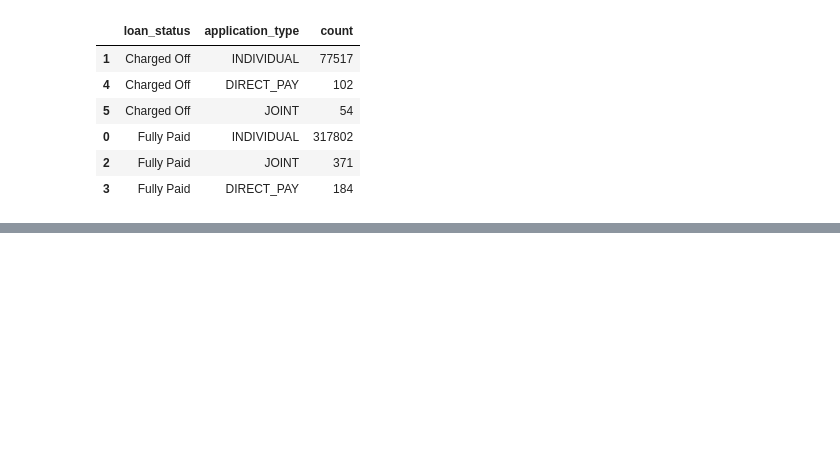
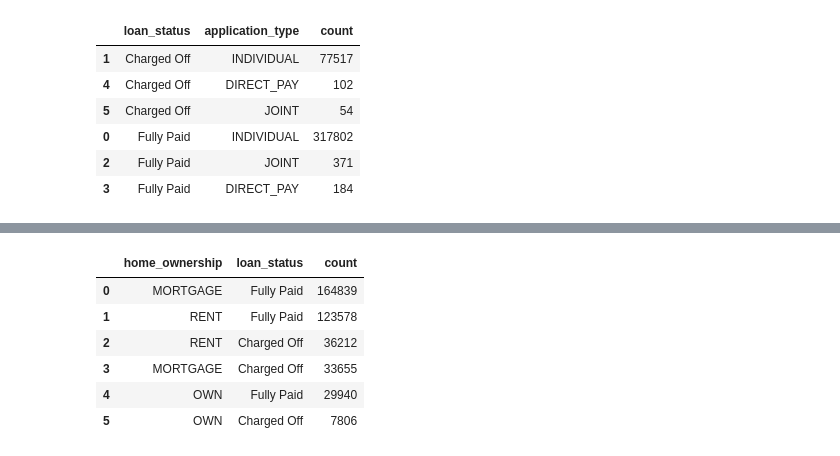
Before and after one commit to SaadNasir92/Group_project_1_SMU, a Jupyter notebook: sn_discovery.ipynb, the cells around one changed output, grey strips where cells are left out. Saved outputs shown, nothing was run; the diff lists cells and outputs as text; code cells hidden in the pictures; blank space fills up the shorter version.

```diff
--- a/sn_discovery.ipynb
+++ b/sn_discovery.ipynb
@@ -367,0 +414,10 @@ raw_df[['loan_status', 'application_type' ]].value_counts().reset_index().sort_v
+# %%
+raw_df[['home_ownership', 'loan_status']].value_counts().reset_index()
+# %% [output]
+|  | home_ownership | loan_status | count |
+| 0 | MORTGAGE | Fully Paid | 164839 |
+| 1 | RENT | Fully Paid | 123578 |
+| 2 | RENT | Charged Off | 36212 |
+| 3 | MORTGAGE | Charged Off | 33655 |
+| 4 | OWN | Fully Paid | 29940 |
+| 5 | OWN | Charged Off | 7806 |
```
Also changed, not shown: parts of 9 cells of this notebook, 1 other file.
